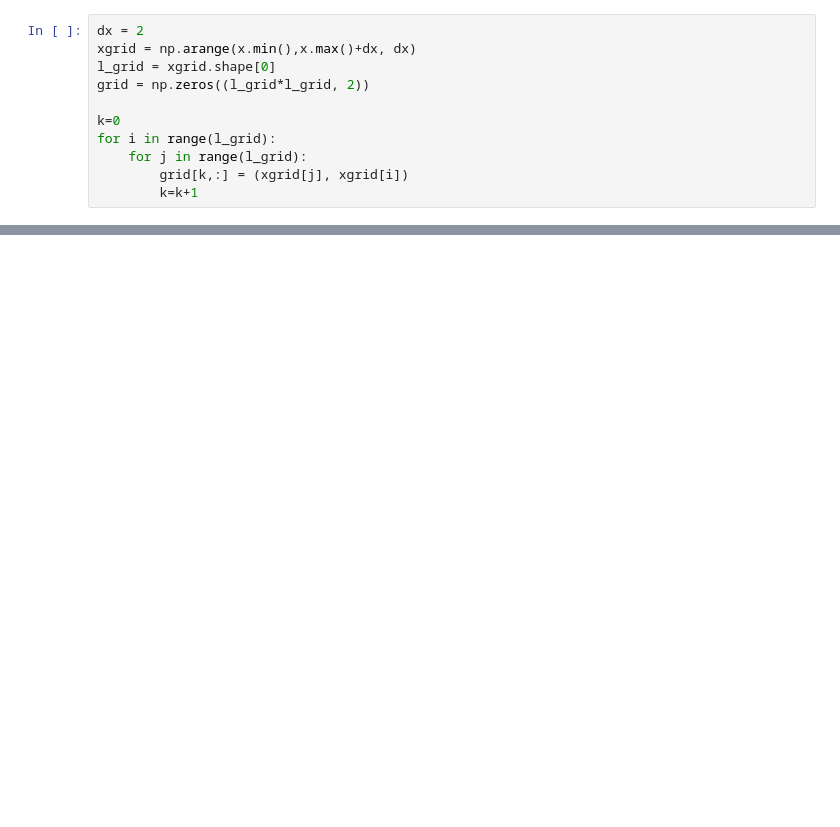
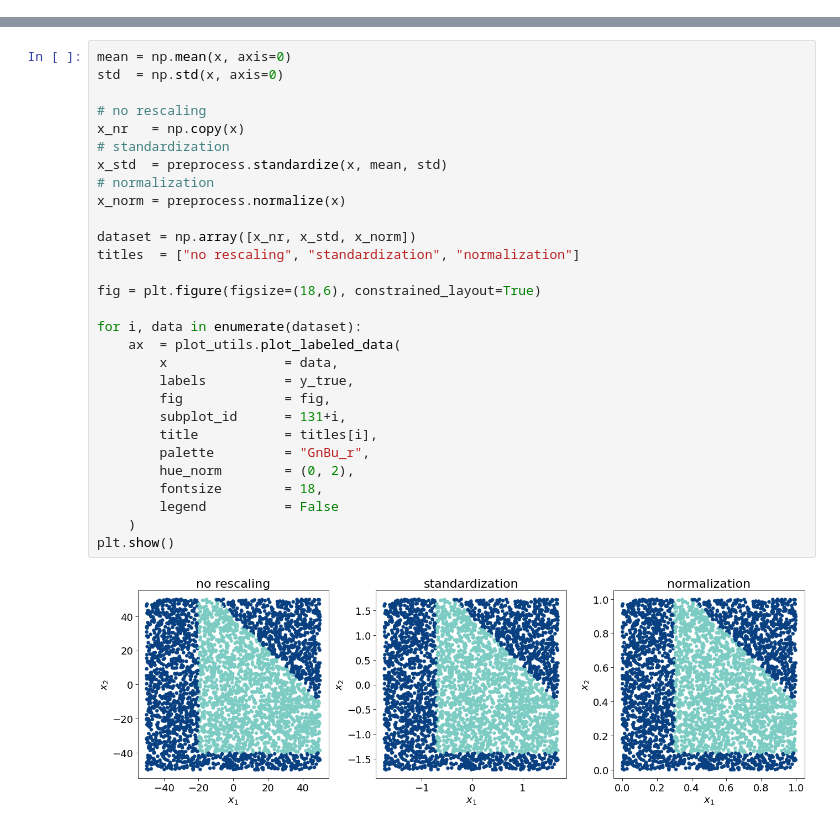
Before and after one commit to niklai99/LCP-modB, a Jupyter notebook: 02-DNN/02-DNN.ipynb, the cells around one changed output, grey strips where cells are left out. Cells and saved outputs as stored; diff of their text form; blank space fills up the shorter version.

```diff
--- a/02-DNN/02-DNN.ipynb
+++ b/02-DNN/02-DNN.ipynb
@@ -171,11 +0,0 @@ test loss, test acc: [0.019966892898082733, 0.9900000095367432]
-# %%
-dx = 2
-xgrid = np.arange(x.min(),x.max()+dx, dx)
-l_grid = xgrid.shape[0]
-grid = np.zeros((l_grid*l_grid, 2))
-
-k=0
-for i in range(l_grid):
-    for j in range(l_grid):
-        grid[k,:] = (xgrid[j], xgrid[i])
-        k=k+1
@@ -234,0 +655,31 @@ for f in reduction_rates:
+# %%
+mean = np.mean(x, axis=0)
+std  = np.std(x, axis=0)
+
+# no rescaling
+x_nr   = np.copy(x)
+# standardization
+x_std  = preprocess.standardize(x, mean, std)
+# normalization
+x_norm = preprocess.normalize(x)
+
+dataset = np.array([x_nr, x_std, x_norm])
+titles  = ["no rescaling", "standardization", "normalization"]
+
+fig = plt.figure(figsize=(18,6), constrained_layout=True)
+
+for i, data in enumerate(dataset):
+    ax  = plot_utils.plot_labeled_data(
+        x               = data,
+        labels          = y_true,
+        fig             = fig,
+        subplot_id      = 131+i,
+        title           = titles[i],
+        palette         = "GnBu_r",
+        hue_norm        = (0, 2),
+        fontsize        = 18,
+        legend          = False
+    )
+plt.show()
+# %% [output]
+[figure, added]
```
Also changed, not shown: parts of 109 cells of this notebook.
